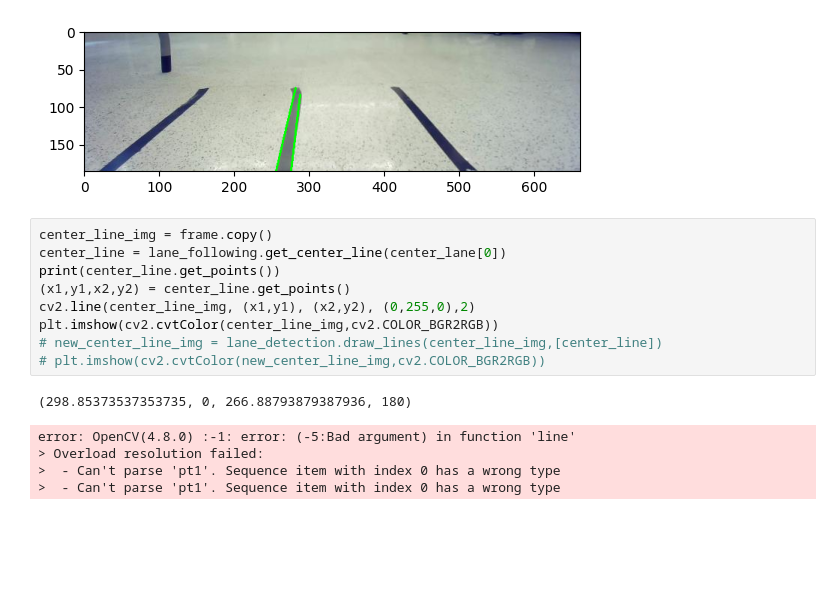
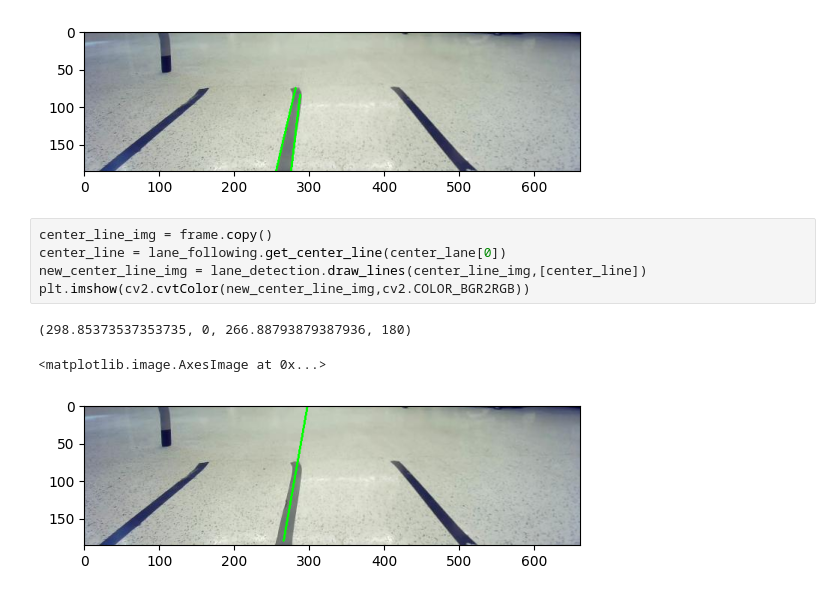
Before and after one commit to lilac613/cv-intro, a Jupyter notebook: network_stream_capture_notebook.ipynb, the cells around one changed output. Saved outputs shown, nothing was run; the diff lists cells and outputs as text; blank space fills up the shorter version.

```diff
--- a/network_stream_capture_notebook.ipynb
+++ b/network_stream_capture_notebook.ipynb
@@ -73,15 +73,9 @@ plt.imshow(cv2.cvtColor(new_center_lane_img,cv2.COLOR_BGR2RGB))
 # %%
 center_line_img = frame.copy()
 center_line = lane_following.get_center_line(center_lane[0])
-print(center_line.get_points())
-(x1,y1,x2,y2) = center_line.get_points()
-cv2.line(center_line_img, (x1,y1), (x2,y2), (0,255,0),2)
-plt.imshow(cv2.cvtColor(center_line_img,cv2.COLOR_BGR2RGB))
-# new_center_line_img = lane_detection.draw_lines(center_line_img,[center_line])
-# plt.imshow(cv2.cvtColor(new_center_line_img,cv2.COLOR_BGR2RGB))
+new_center_line_img = lane_detection.draw_lines(center_line_img,[center_line])
+plt.imshow(cv2.cvtColor(new_center_line_img,cv2.COLOR_BGR2RGB))
 # %% [output]
 (298.85373537353735, 0, 266.88793879387936, 180)
-error: OpenCV(4.8.0) :-1: error: (-5:Bad argument) in function 'line'
-> Overload resolution failed:
->  - Can't parse 'pt1'. Sequence item with index 0 has a wrong type
->  - Can't parse 'pt1'. Sequence item with index 0 has a wrong type
+<matplotlib.image.AxesImage at 0x...>
+[figure, added]
```
